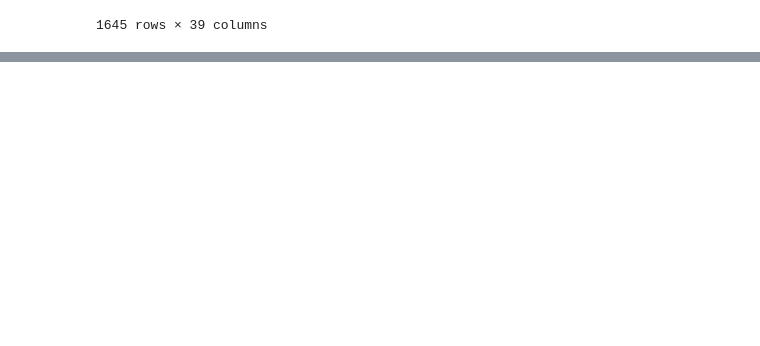
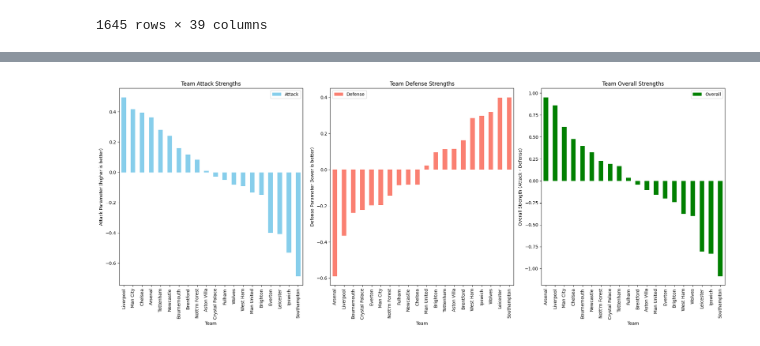
Before and after one commit to louis-porter/team-eval, a Jupyter notebook: bayesian_base_time_decay.ipynb, the cells around one changed output, grey strips where cells are left out. Saved outputs shown, nothing was run; the diff lists cells and outputs as text; code cells hidden in the pictures; blank space fills up the shorter version.

```diff
--- a/bayesian_base_time_decay.ipynb
+++ b/bayesian_base_time_decay.ipynb
@@ -142,14 +151,17 @@ def plot_team_strengths(trace, teams):
         'Defense': defense
     })
 
-    # Sort by attack strength (higher is better)
+    # Calculate overall strength (high attack, low defense is better)
+    # Subtract defense to penalize bad defense
+    team_strengths['Overall'] = team_strengths['Attack'] - team_strengths['Defense']
+
+    # Sort by different metrics
     team_strengths_attack = team_strengths.sort_values('Attack', ascending=False)
-
-    # Sort by defense strength (lower is better)
     team_strengths_defense = team_strengths.sort_values('Defense', ascending=True)
+    team_strengths_overall = team_strengths.sort_values('Overall', ascending=False)
 
     # Plot
-    fig, (ax1, ax2) = plt.subplots(1, 2, figsize=(14, 8))
+    fig, (ax1, ax2, ax3) = plt.subplots(1, 3, figsize=(20, 8))
 
     # Attack plot
     team_strengths_attack.plot.bar(x='Team', y='Attack', ax=ax1, color='skyblue')
@@ -163,6 +175,12 @@ def plot_team_strengths(trace, teams):
     ax2.set_ylabel('Defense Parameter (lower is better)')
     ax2.tick_params(axis='x', labelrotation=90)
 
+    # Overall Strength plot
+    team_strengths_overall.plot.bar(x='Team', y='Overall', ax=ax3, color='green')
+    ax3.set_title('Team Overall Strengths')
+    ax3.set_ylabel('Overall Strength (Attack - Defense)')
+    ax3.tick_params(axis='x', labelrotation=90)
+
     plt.tight_layout()
     return fig
 # %%
@@ -268,3 +293,9 @@ Sampling 4 chains for 1_000 tune and 1_000 draw iterations (4_000 + 4_000 draws
+# %%
+fig = plot_team_strengths(trace, teams)
+plt.show(fig)
+plt.close(fig)
+# %% [output]
+[figure, added]
 # %%
 print(check_convergence(trace))
 # %% [output]
```
Also changed, not shown: parts of 6 cells of this notebook, 1 other file.
